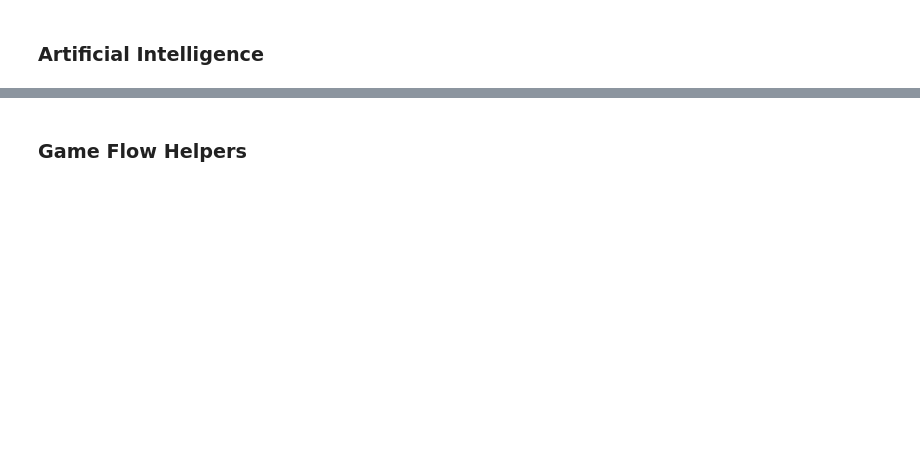
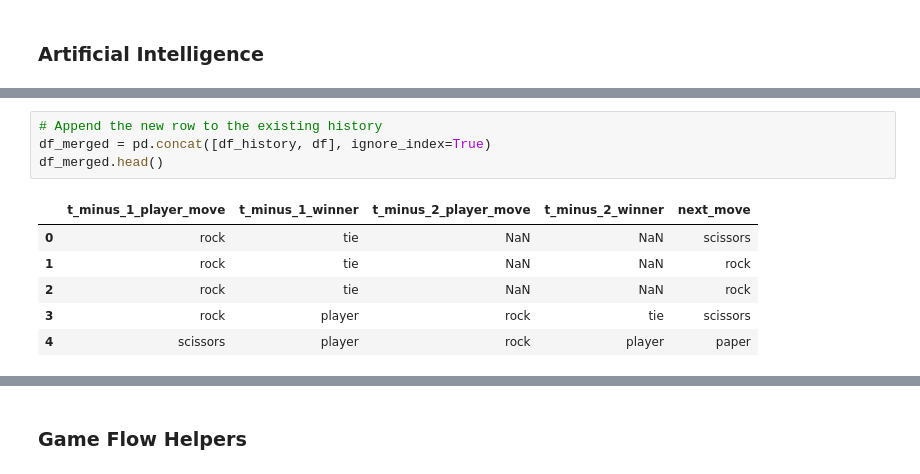
Before and after one commit to IntegerMan/PythonRockPaperScissors, a Jupyter notebook: FinalProject - Matt Eland.ipynb, the cells around one changed output, grey strips where cells are left out. Drawn from its saved outputs; the diff is of its cells as text; blank space fills up the shorter version.

```diff
--- a/FinalProject - Matt Eland.ipynb
+++ b/FinalProject - Matt Eland.ipynb
@@ -453,0 +497,11 @@ def determine_winner(player_move, ai_move):
+# %%
+# Append the new row to the existing history
+df_merged = pd.concat([df_history, df], ignore_index=True)
+df_merged.head()
+# %% [output]
+|  | t_minus_1_player_move | t_minus_1_winner | t_minus_2_player_move | t_minus_2_winner | next_move |
+| 0 | rock | tie | NaN | NaN | scissors |
+| 1 | rock | tie | NaN | NaN | rock |
+| 2 | rock | tie | NaN | NaN | rock |
+| 3 | rock | player | rock | tie | scissors |
+| 4 | scissors | player | rock | player | paper |
```
Also changed, not shown: parts of 21 cells of this notebook, 1 other file.
